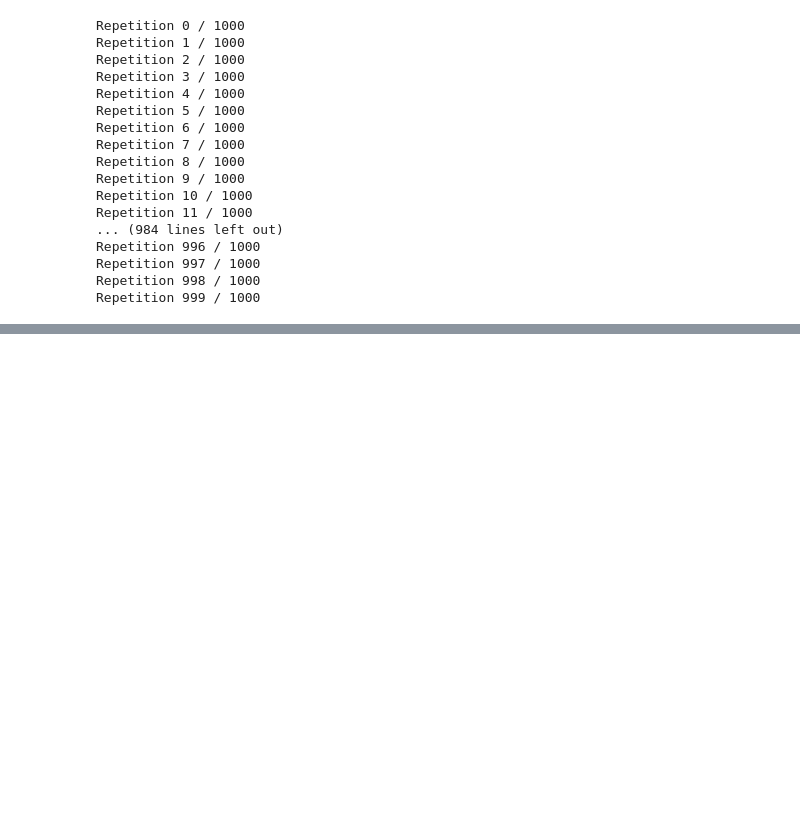
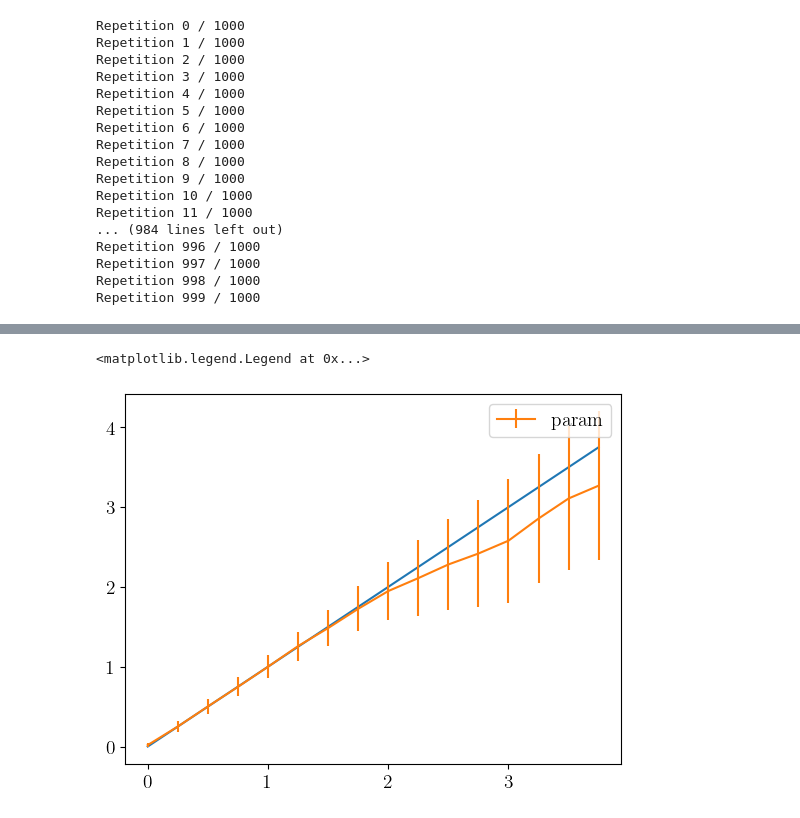
Before and after one commit to Davidkatom/Crosstalk, a Jupyter notebook: Comparisons/error_vs_decay.ipynb, the cells around one changed output, grey strips where cells are left out. Drawn from its saved outputs; the diff is of its cells as text; code cells hidden in the pictures; blank space fills up the shorter version.

```diff
--- a/Comparisons/error_vs_decay.ipynb
+++ b/Comparisons/error_vs_decay.ipynb
@@ -363,40 +375,3 @@ results_df = pd.DataFrame({
 results_df.to_excel(
     user_home + r'\OneDrive - Bar-Ilan University - Students\Data\Crosstalk\graphs_for_paper\stability-Decay_a.xlsx',
     index=False)
-# %%
-from tqdm import tqdm
-import random
-
-T = 1 * np.pi
-shots = 1000
-errors_fisher = []
-errors_local = []
-uniform_local = []
-uniform_local_G = []
-n = 1
-delay = [1]
-fisher_delay = [0.4439410861020235, 1.784695781691183]
-
-decay_fit_aaa = []
-omega_fit = []
-repetitions = 100
-# W =]
-Decay = np.arange(0.001, 4, 0.25)
-# np.delete(W, 0)
-W = [1]
-J = {}
-J_list = [random.gauss(1, 0) for _ in range(n - 1)]
-
-for rep in range(repetitions):
-    rep_Decay_fisher = []
-    rep_omega_fisher = []
-
-    rep_decay_fit = []
-    for decay in tqdm(Decay, desc=f"Repetition {rep}"):
-        batch_det, batch_cross = Ramsey_ExperimentV3.ramsey_local_X(n, shots, fisher_delay, [decay], W, J)
-        Decay_fisher, W_fisher, J_fisher = estimator.one_by_one_X(batch_det, batch_cross)
-
-        rep_Decay_fisher.append(Decay_fisher)
-        rep_omega_fisher.append(W_fisher)
-    decay_fit_aaa.append(rep_Decay_fisher)
-    omega_fit.append(rep_omega_fisher)
@@ -411,8 +453,11 @@ omega_fit_t_std = [np.std(omega_fit_t[i]) for i in range(len(Decay))]
 # %%
 # plt.plot(Decay,decay_fit_t_mean,label='fit')
 plt.plot(Decay, Decay)
-plt.errorbar(Decay, decay_fit_t_mean, yerr=decay_fit_t_std, label='param')
+plt.errorbar(Decay, fisher_a_mean, yerr=fisher_a_std, label='param')
 plt.legend()
+# %% [output]
+<matplotlib.legend.Legend at 0x...>
+[figure, added]
 # %%
 # plt.plot(Decay,omega_fit_t_mean,label='fit')
 plt.plot(Decay, [1] * len(Decay))
```
Also changed, not shown: parts of 7 cells of this notebook, 2 other files.
